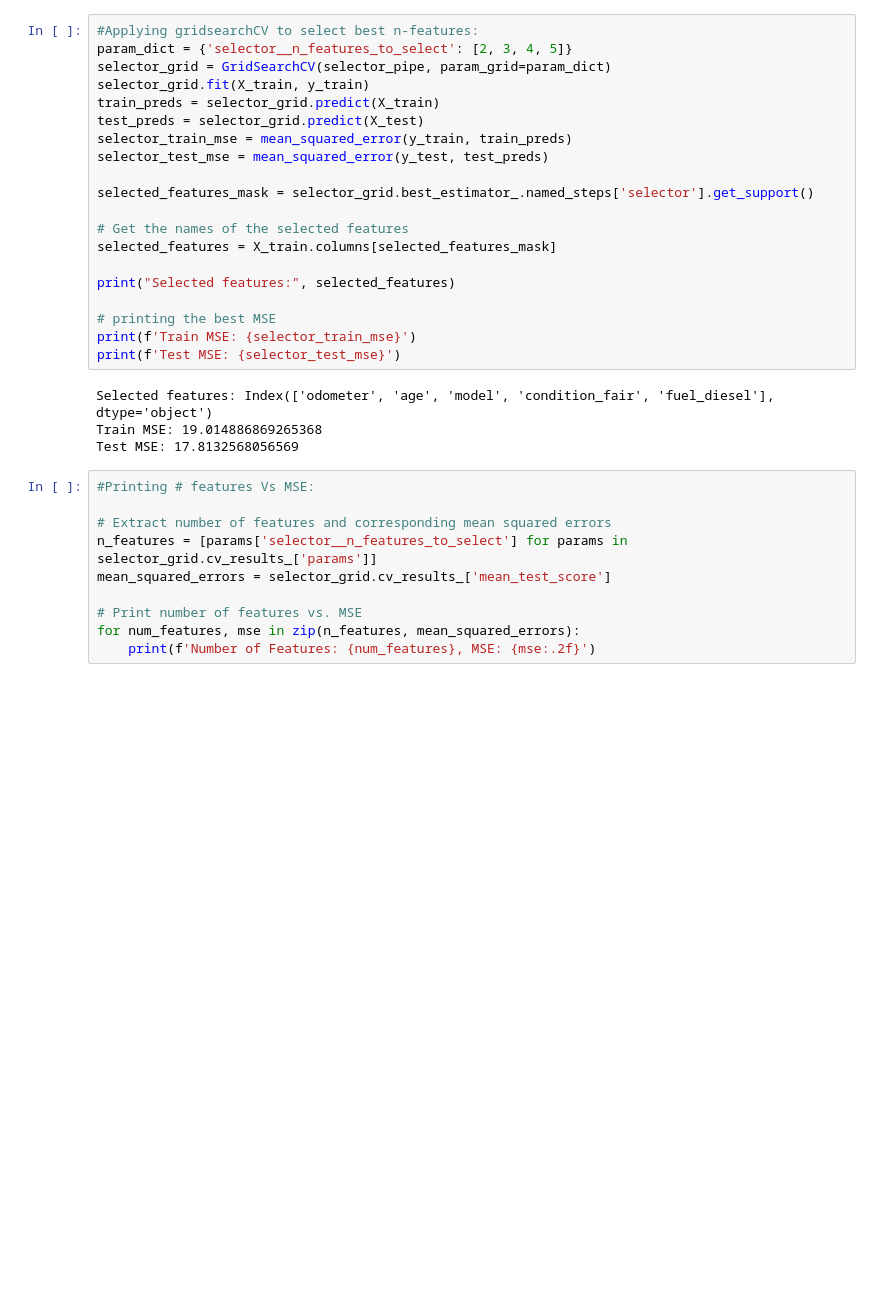
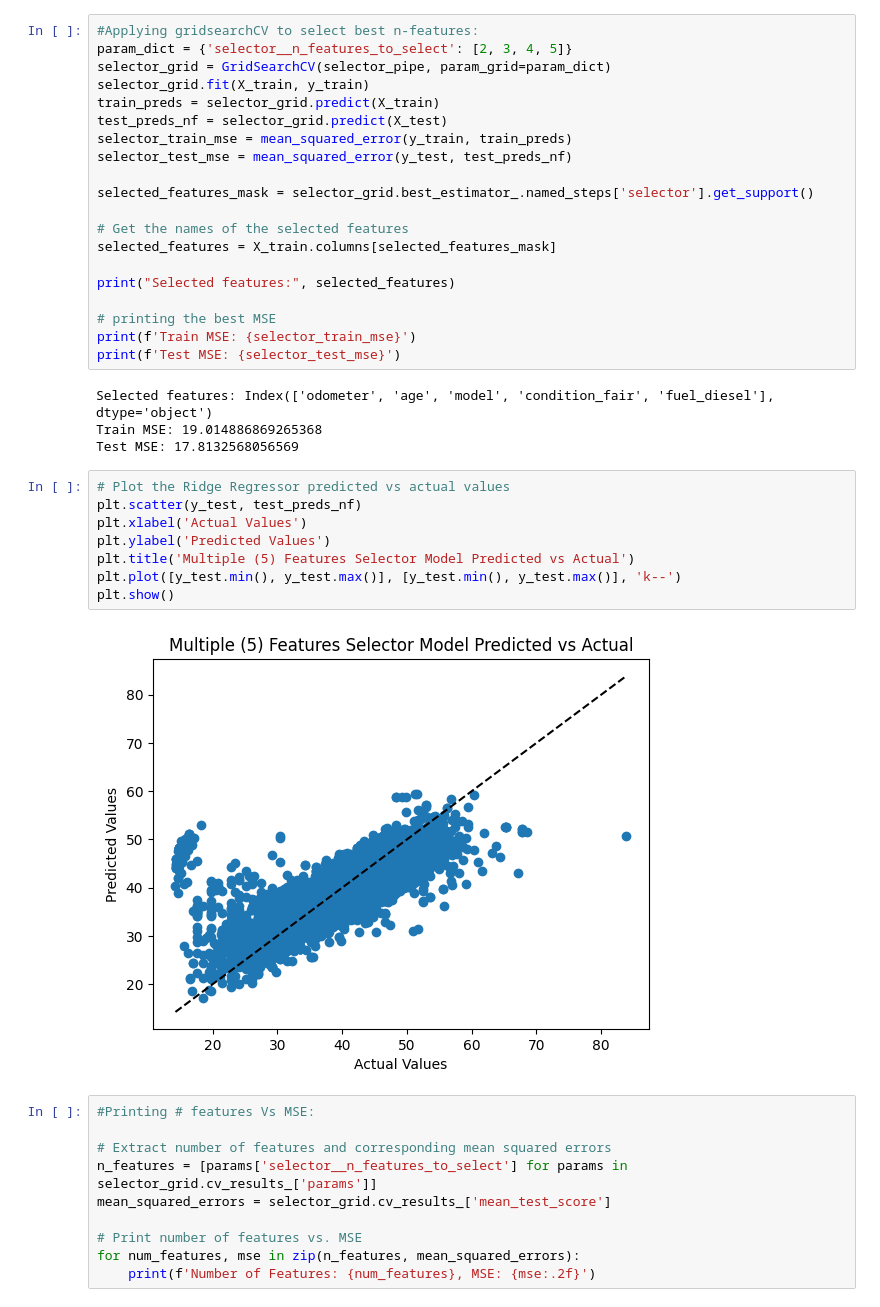
Before and after one commit to JMGErie/AI-ML-class-Homework, a Jupyter notebook: Ca_vehicles-good-02_21.ipynb, the cells around one changed output. Saved outputs shown, nothing was run; the diff lists cells and outputs as text; blank space fills up the shorter version.

```diff
--- a/Ca_vehicles-good-02_21.ipynb
+++ b/Ca_vehicles-good-02_21.ipynb
@@ -888,9 +901,9 @@ param_dict = {'selector__n_features_to_select': [2, 3, 4, 5]}
 selector_grid = GridSearchCV(selector_pipe, param_grid=param_dict)
 selector_grid.fit(X_train, y_train)
 train_preds = selector_grid.predict(X_train)
-test_preds = selector_grid.predict(X_test)
+test_preds_nf = selector_grid.predict(X_test)
 selector_train_mse = mean_squared_error(y_train, train_preds)
-selector_test_mse = mean_squared_error(y_test, test_preds)
+selector_test_mse = mean_squared_error(y_test, test_preds_nf)
 
 selected_features_mask = selector_grid.best_estimator_.named_steps['selector'].get_support()
 
@@ -906,6 +919,16 @@ print(f'Test MSE: {selector_test_mse}')
 Selected features: Index(['odometer', 'age', 'model', 'condition_fair', 'fuel_diesel'], dtype='object')
 Train MSE: 19.014886869265368
 Test MSE: 17.8132568056569
+# %%
+# Plot the Ridge Regressor predicted vs actual values
+plt.scatter(y_test, test_preds_nf)
+plt.xlabel('Actual Values')
+plt.ylabel('Predicted Values')
+plt.title('Multiple (5) Features Selector Model Predicted vs Actual')
+plt.plot([y_test.min(), y_test.max()], [y_test.min(), y_test.max()], 'k--')
+plt.show()
+# %% [output]
+[figure, added]
 # %%
 #Printing # features Vs MSE:
 
```
Also changed, not shown: parts of 10 cells of this notebook.
